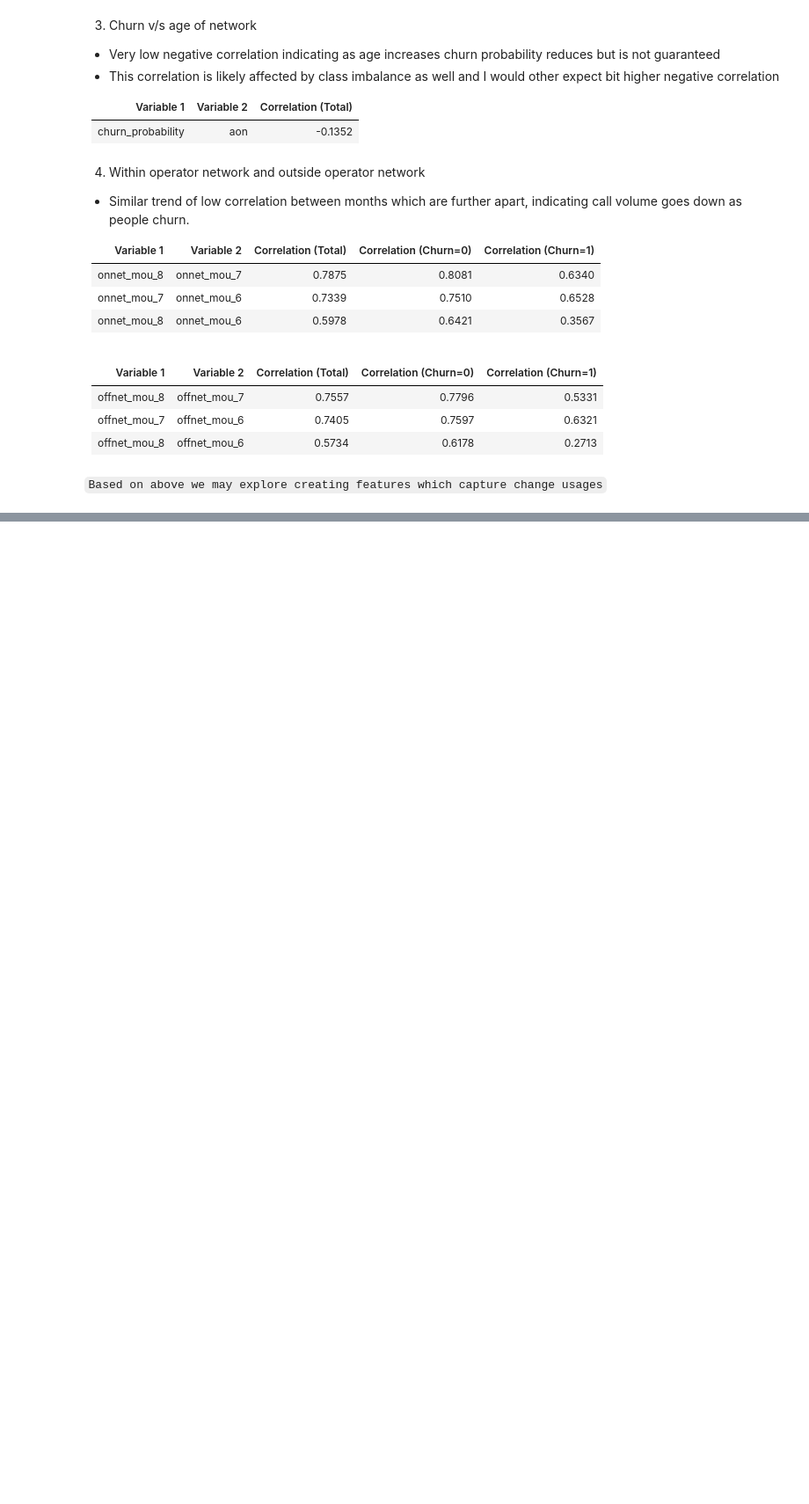
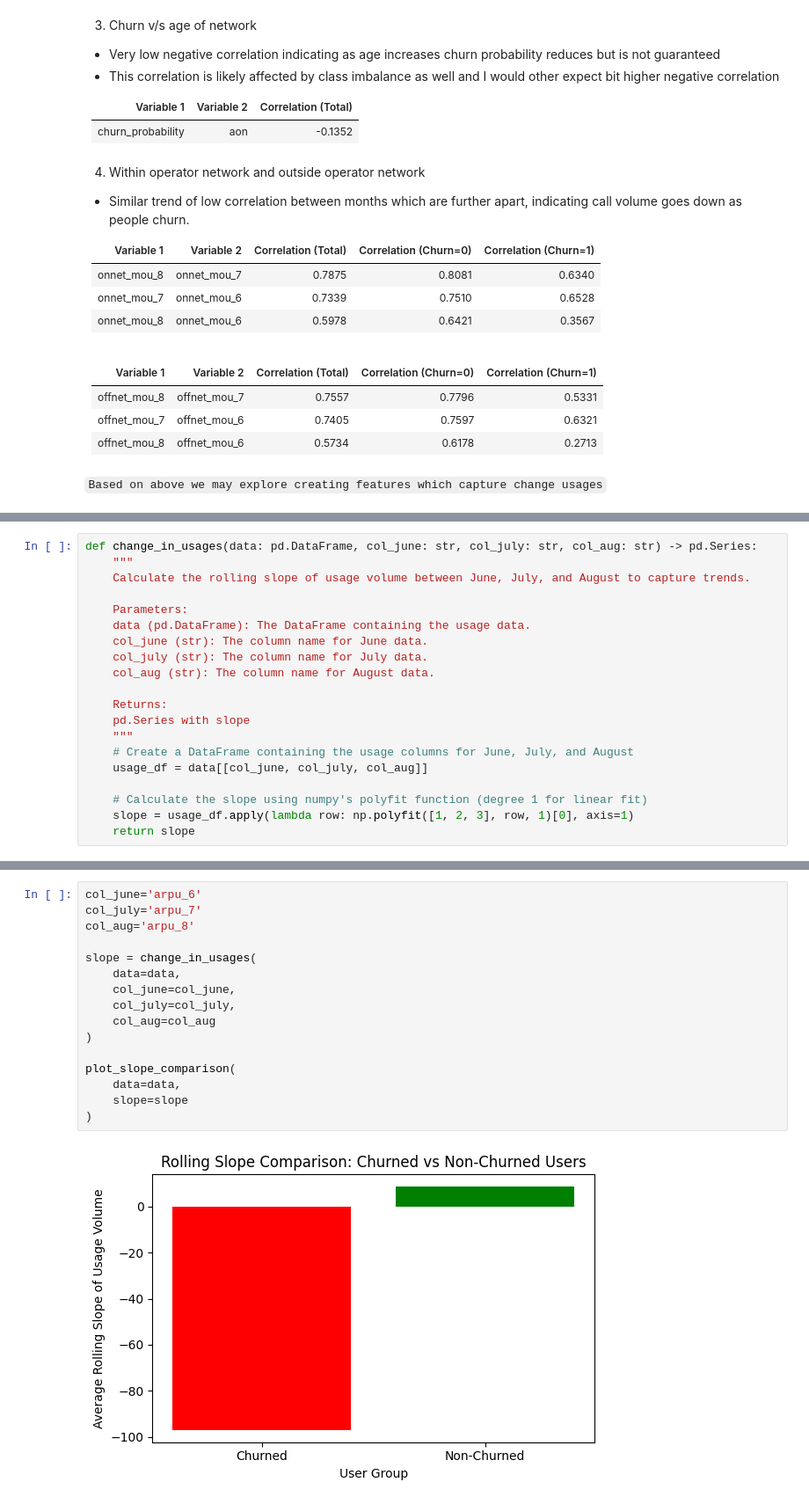
Before and after one commit to mohiteamit/upGrad-TelecomChurnCaseStudy, a Jupyter notebook: Amit Mohite - Telecom Churn Prediction.ipynb, the cells around one changed output, grey strips where cells are left out. Shown at 88% size. Cells and saved outputs as stored; diff of their text form; blank space fills up the shorter version.

Commit message:
Collapsed month wise column into 1

```diff
--- a/Amit Mohite - Telecom Churn Prediction.ipynb
+++ b/Amit Mohite - Telecom Churn Prediction.ipynb
@@ -1255,0 +852,20 @@ submission_xgb.to_csv(submission_xgb_file_name, index=False)
+# %%
+def change_in_usages(data: pd.DataFrame, col_june: str, col_july: str, col_aug: str) -> pd.Series:
+    """
+    Calculate the rolling slope of usage volume between June, July, and August to capture trends.
+
+    Parameters:
+    data (pd.DataFrame): The DataFrame containing the usage data.
+    col_june (str): The column name for June data.
+    col_july (str): The column name for July data.
+    col_aug (str): The column name for August data.
+
+    Returns:
+    pd.Series with slope
+    """
+    # Create a DataFrame containing the usage columns for June, July, and August
+    usage_df = data[[col_june, col_july, col_aug]]
+
+    # Calculate the slope using numpy's polyfit function (degree 1 for linear fit)
+    slope = usage_df.apply(lambda row: np.polyfit([1, 2, 3], row, 1)[0], axis=1)
+    return slope
@@ -1255,0 +1031,18 @@ submission_xgb.to_csv(submission_xgb_file_name, index=False)
+# %%
+col_june='arpu_6'
+col_july='arpu_7'
+col_aug='arpu_8'
+
+slope = change_in_usages(
+    data=data,
+    col_june=col_june,
+    col_july=col_july,
+    col_aug=col_aug
+)
+
+plot_slope_comparison(
+    data=data,
+    slope=slope
+)
+# %% [output]
+[figure, added]
```
Also changed, not shown: parts of 36 cells of this notebook, 8 other files.
